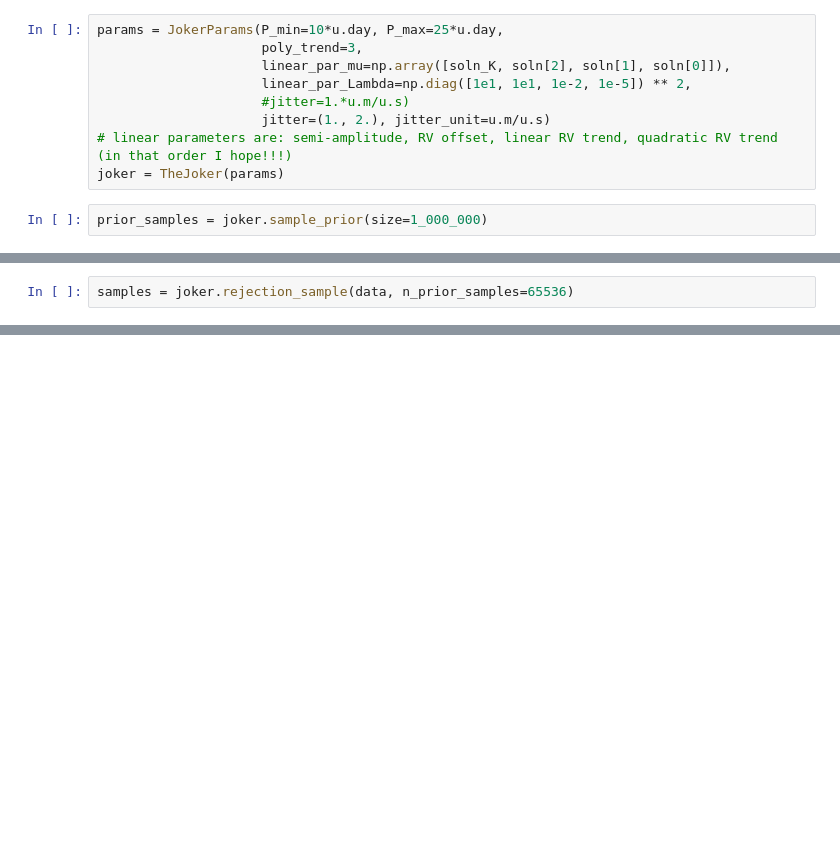
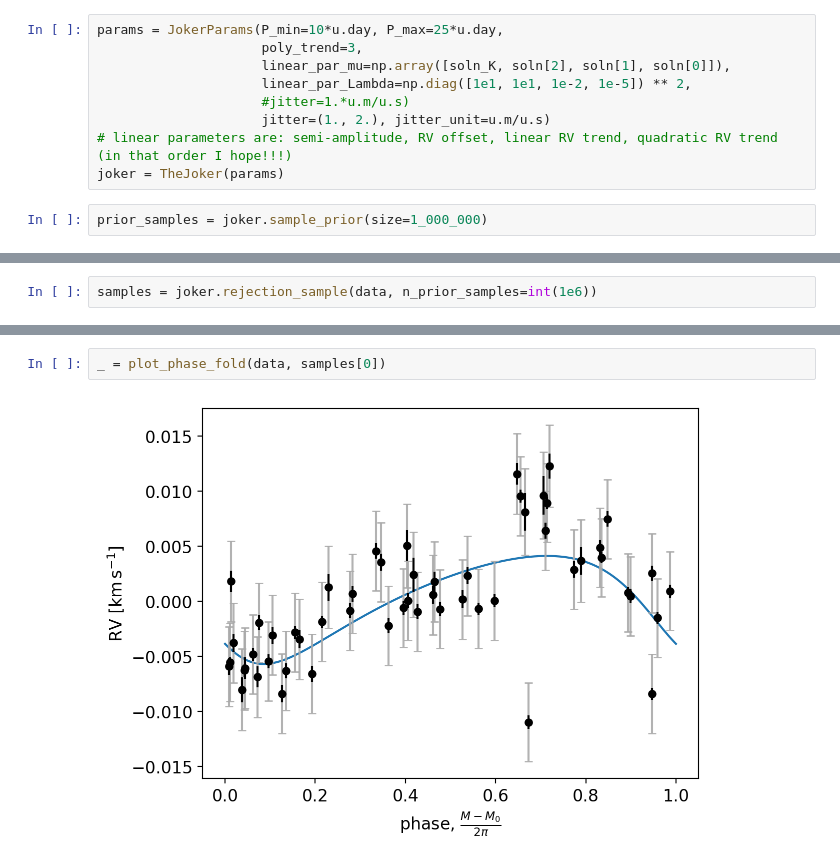
Before and after one commit to megbedell/tesstwin, a Jupyter notebook: notebooks/exoplanet/joker.ipynb, the cells around one changed output, grey strips where cells are left out. Saved outputs shown, nothing was run; the diff lists cells and outputs as text; blank space fills up the shorter version.

Commit message:
phase plots

```diff
--- a/notebooks/exoplanet/joker.ipynb
+++ b/notebooks/exoplanet/joker.ipynb
@@ -147,3 +144,3 @@ ax2.set_xlabel(r'$\sigma_j$');
 # %%
-samples = joker.rejection_sample(data, n_prior_samples=65536)
+samples = joker.rejection_sample(data, n_prior_samples=int(1e6))
 # %% [output]
@@ -155,0 +226,4 @@ samples
+# %%
+_ = plot_phase_fold(data, samples[0])
+# %% [output]
+[figure, added]
```
Also changed, not shown: parts of 9 cells of this notebook.
